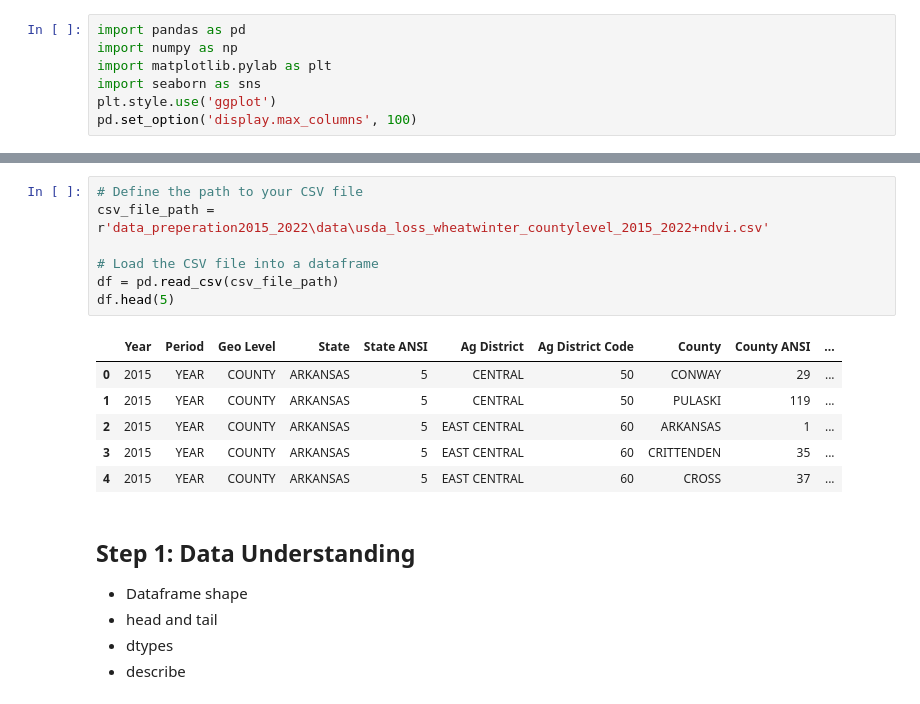
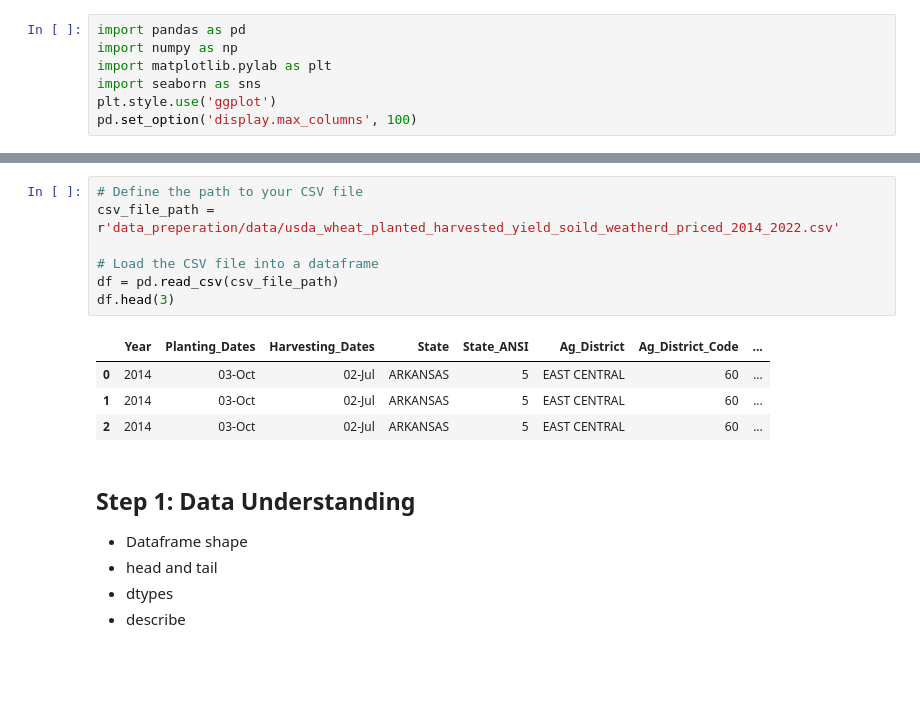
Before and after one commit to abdeleatifi/predict_farm_performance, a Jupyter notebook: Farm_Clustring_EDA.ipynb, the cells around one changed output, grey strips where cells are left out. Saved outputs shown, nothing was run; the diff lists cells and outputs as text; blank space fills up the shorter version.

```diff
--- a/Exploratory Data Analysis.ipynb
+++ b/Farm_Clustring_EDA.ipynb
@@ -46,17 +17,15 @@ df_dates
 # %%
 # Define the path to your CSV file
-csv_file_path = r'data_preperation2015_2022\data\usda_loss_wheatwinter_countylevel_2015_2022+ndvi.csv'
+csv_file_path = r'data_preperation/data/usda_wheat_planted_harvested_yield_soild_weatherd_priced_2014_2022.csv'
 
 # Load the CSV file into a dataframe
 df = pd.read_csv(csv_file_path)
-df.head(5)
+df.head(3)
 # %% [output]
-|  | Year | Period | Geo Level | State | State ANSI | Ag District | Ag District Code | County | County ANSI | ... |
-| 0 | 2015 | YEAR | COUNTY | ARKANSAS | 5 | CENTRAL | 50 | CONWAY | 29 | ... |
-| 1 | 2015 | YEAR | COUNTY | ARKANSAS | 5 | CENTRAL | 50 | PULASKI | 119 | ... |
-| 2 | 2015 | YEAR | COUNTY | ARKANSAS | 5 | EAST CENTRAL | 60 | ARKANSAS | 1 | ... |
-| 3 | 2015 | YEAR | COUNTY | ARKANSAS | 5 | EAST CENTRAL | 60 | CRITTENDEN | 35 | ... |
-| 4 | 2015 | YEAR | COUNTY | ARKANSAS | 5 | EAST CENTRAL | 60 | CROSS | 37 | ... |
+|  | Year | Planting_Dates | Harvesting_Dates | State | State_ANSI | Ag_District | Ag_District_Code | ... |
+| 0 | 2014 | 03-Oct | 02-Jul | ARKANSAS | 5 | EAST CENTRAL | 60 | ... |
+| 1 | 2014 | 03-Oct | 02-Jul | ARKANSAS | 5 | EAST CENTRAL | 60 | ... |
+| 2 | 2014 | 03-Oct | 02-Jul | ARKANSAS | 5 | EAST CENTRAL | 60 | ... |
 # %% [markdown]
 ## Step 1: Data Understanding
 - Dataframe shape
```
Also changed, not shown: parts of 37 cells of this notebook, 19 other files.
